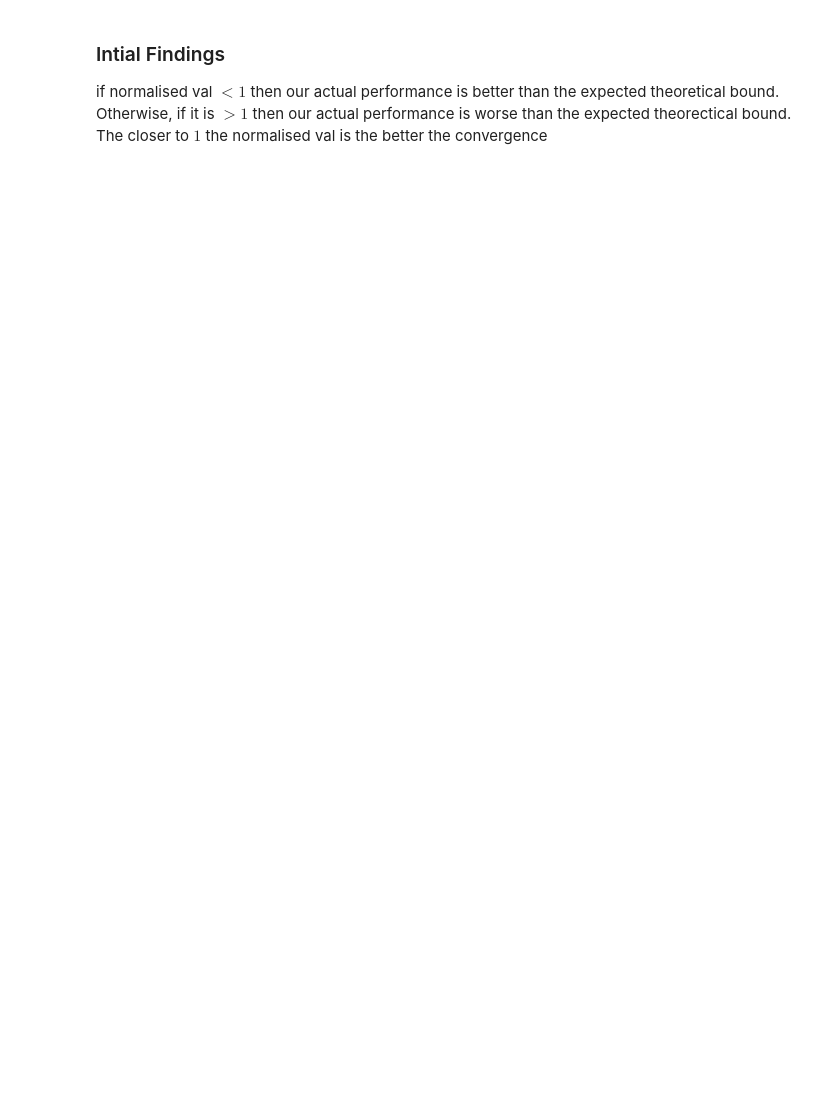
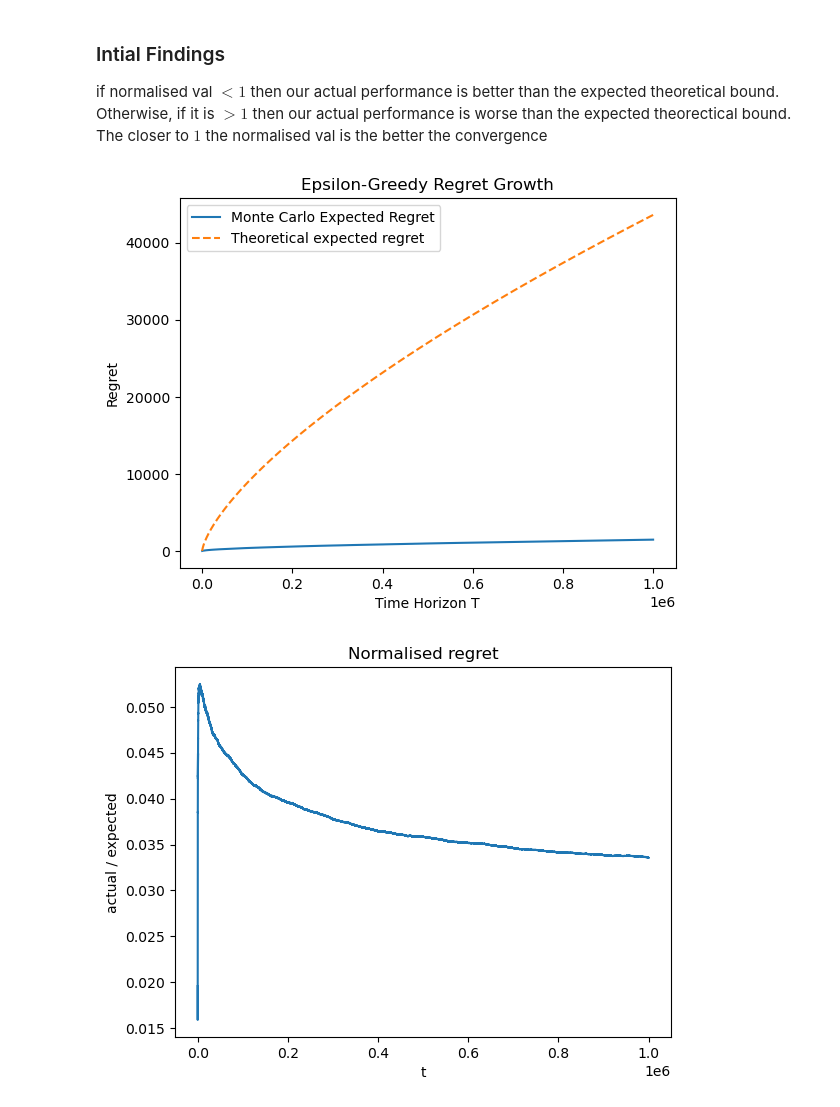
Before and after one commit to robert-zhang28/Multi-Armed-Bandits, a Jupyter notebook: algorithm_analysis.ipynb, the cells around one changed output. Saved outputs shown, nothing was run; the diff lists cells and outputs as text; code cells hidden in the pictures; blank space fills up the shorter version.

Commit message:
tested on one dominant arm and very similar arms

```diff
--- a/algorithm_analysis.ipynb
+++ b/algorithm_analysis.ipynb
@@ -153,7 +153,7 @@ def epsilon_greedy(mu, T):
 
     return rewards
 
-def expected_regret_curve(mu, T, runs=200):
+def expected_regret_curve_eg(mu, T, runs=200):
     optimal_reward = max(mu)
     cumulative_regret = np.zeros(T)
 
@@ -170,11 +170,11 @@ T = 1000000
 
 time_horizons = np.arange(1, T + 1)
 
-expected_curve = expected_regret_curve(mu, T, runs=1000)
+expected_curve_eg = expected_regret_curve_eg(mu, T, runs=1000)
 theoretical_expected_regret = (time_horizons**(2/3))*((len(mu)*np.log(time_horizons))**(1/3))
 
 
-plt.plot(time_horizons, expected_curve, label="Monte Carlo Expected Regret")
+plt.plot(time_horizons, expected_curve_eg, label="Monte Carlo Expected Regret")
 plt.plot(time_horizons, theoretical_expected_regret, label="Theoretical expected regret", linestyle="--")
 
 plt.xlabel("Time Horizon T")
@@ -184,7 +184,7 @@ plt.title("Greedy Epsilon Regret Growth")
 
 plt.show()
 
-normalised = expected_curve / theoretical_expected_regret
+normalised = expected_curve_eg / theoretical_expected_regret
 plt.plot(time_horizons, normalised)
 plt.xlabel("t")
 plt.ylabel("actual / expected")
@@ -360,3 +360,44 @@ plt.show()
 ### Intial Findings
 
 if normalised val $< 1$ then our actual performance is better than the expected theoretical bound. Otherwise, if it is $> 1$ then our actual performance is worse than the expected theorectical bound. The closer to $1$ the normalised val is the better the convergence
+# %%
+def plot_regret_analysis(
+    mu,
+    curve,
+    theoretical_fn,
+    T_max=1_000_000,
+    title_prefix="Algorithm"
+):
+    K = len(mu)
+    t = np.arange(1, T_max + 1)
+    theoretical = theoretical_fn(K, t)
+
+    plt.plot(t, curve, label="Monte Carlo Expected Regret")
+    plt.plot(t, theoretical, label="Theoretical expected regret", linestyle="--")
+    plt.xlabel("Time Horizon T")
+    plt.ylabel("Regret")
+    plt.legend()
+    plt.title(f"{title_prefix} Regret Growth")
+    plt.show()
+
+    plt.plot(t, curve / theoretical)
+    plt.xlabel("t")
+    plt.ylabel("actual / expected")
+    plt.title("Normalised regret")
+    plt.show()
+mu_similar = [0.1, 0.11, 0.099, 0.12, 0.13, 0.098]
+T = 1000000
+expected_curve_eg_similar = expected_regret_curve_eg(mu_similar, T, 1000)
+theoretical_expected_regret_eg_similar = (time_horizons**(2/3))*((len(mu)*np.log(time_horizons))**(1/3))
+
+# usage
+plot_regret_analysis(
+    mu_similar,
+    curve=expected_curve_eg_similar,
+    theoretical_fn=lambda K, t: (t**(2/3)) * ((K * np.log(t))**(1/3)),
+    T_max=T,
+    title_prefix="Epsilon-Greedy"
+)
+# %% [output]
+[figure, added]
+[figure, added]
```
Also changed, not shown: parts of 7 cells of this notebook.
